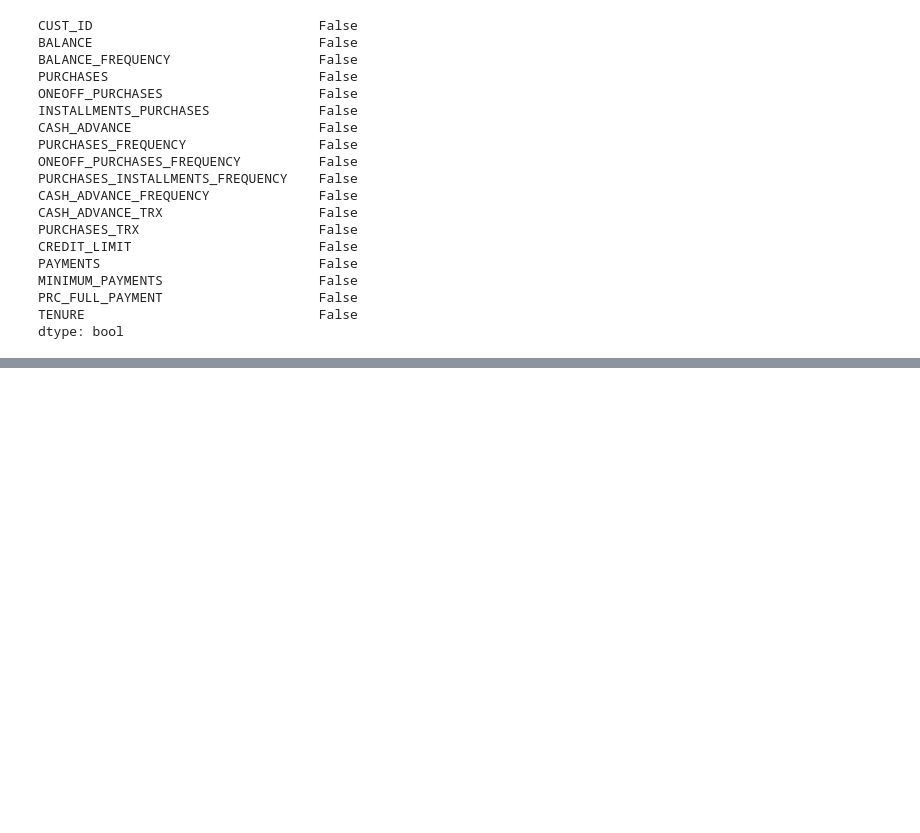
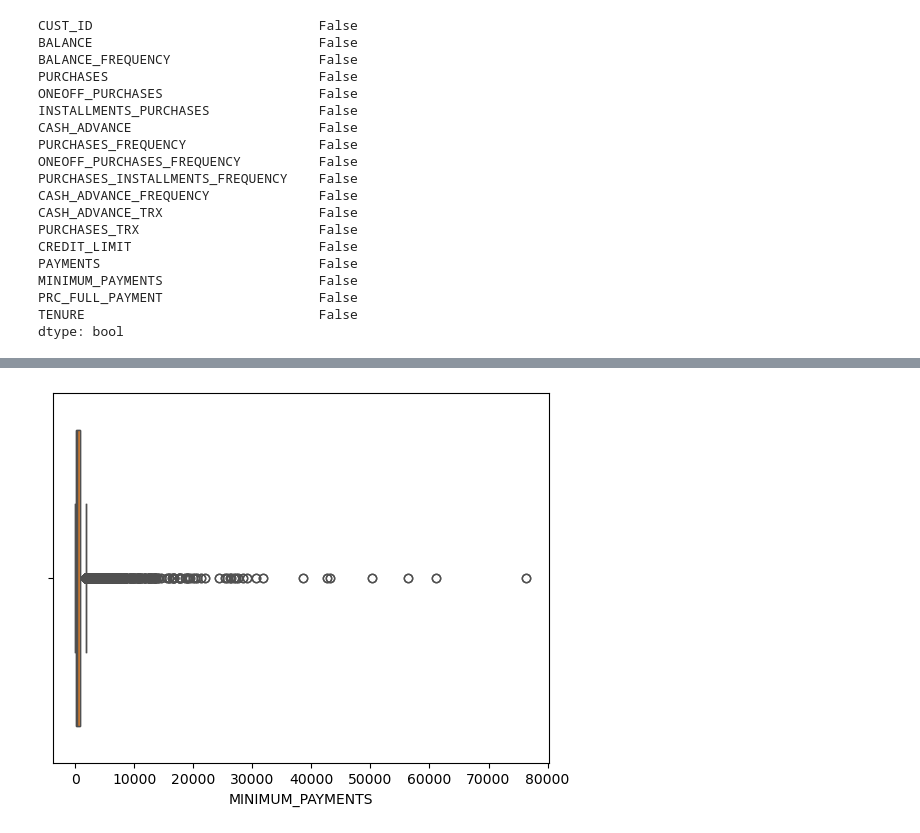
Before and after one commit to pentakll4002/marketing_department, a Jupyter notebook: experiments.ipynb, the cells around one changed output, grey strips where cells are left out. Cells and saved outputs as stored; diff of their text form; code cells hidden in the pictures; blank space fills up the shorter version.

```diff
--- a/experiments.ipynb
+++ b/experiments.ipynb
@@ -92,0 +131,5 @@ creditcard_df['CASH_ADVANCE'].max()
+# %%
+sns.boxplot(x=df['MINIMUM_PAYMENTS'])
+plt.show()
+# %% [output]
+[figure, added]
```
Also changed, not shown: parts of 47 cells of this notebook.
